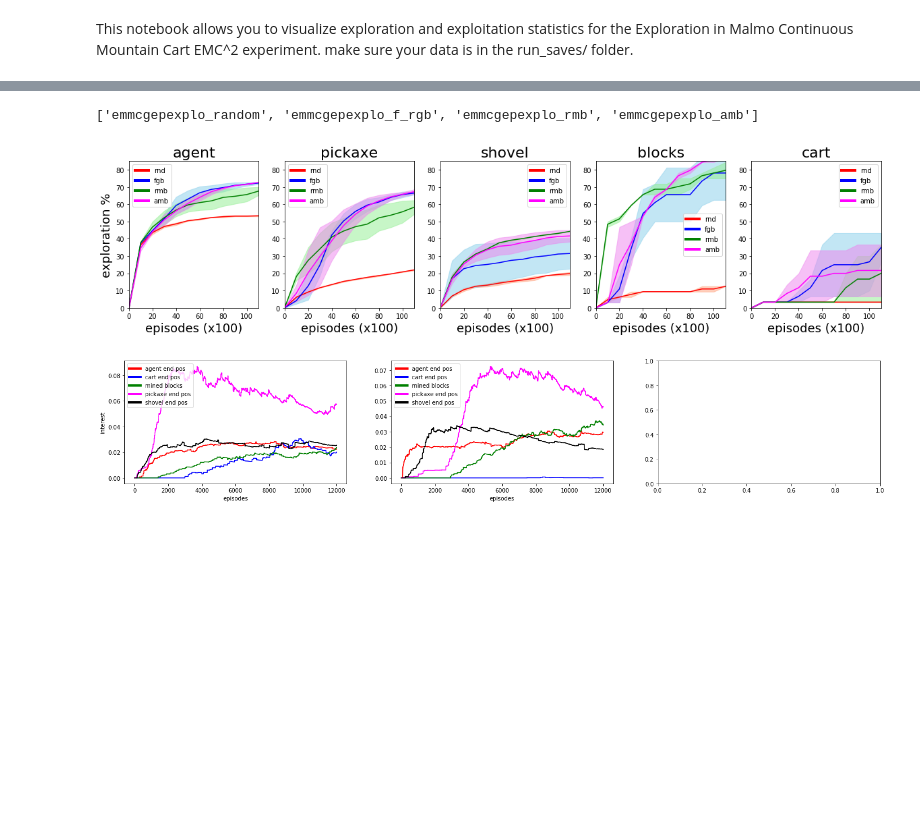
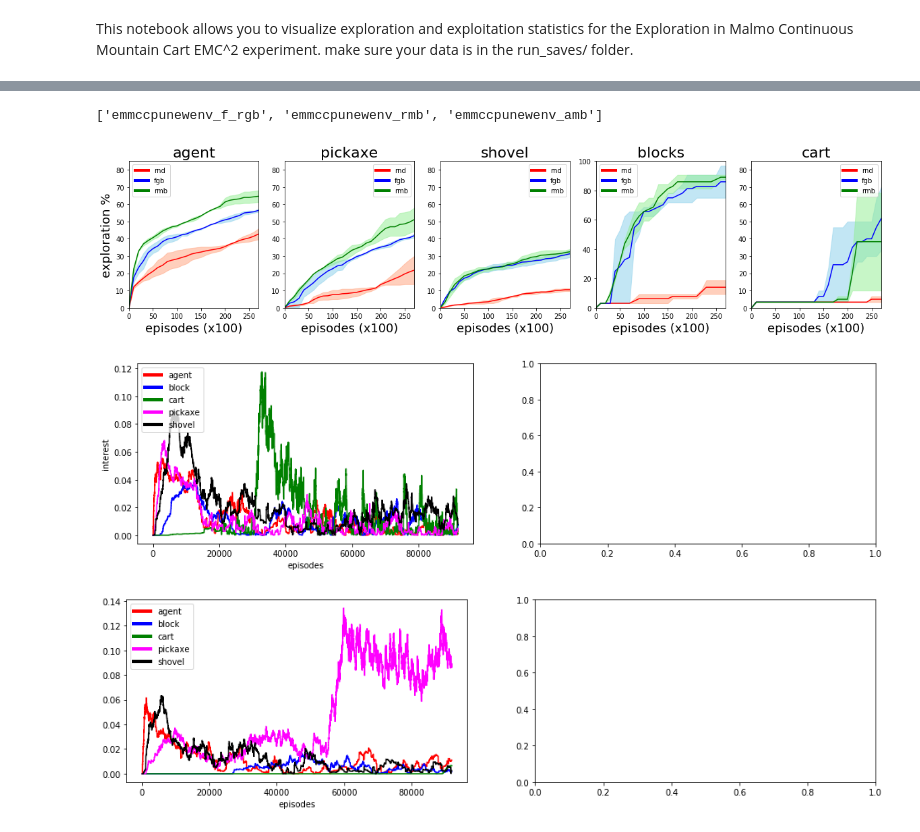
Before and after one commit to rPortelas/malmo_mountain_cart, a Jupyter notebook: data_visualization_emmc.ipynb, the cells around one changed output, grey strips where cells are left out. Drawn from its saved outputs; the diff is of its cells as text; code cells hidden in the pictures; blank space fills up the shorter version.

```diff
--- a/data_visualization_emmc.ipynb
+++ b/data_visualization_emmc.ipynb
@@ -72,7 +72,7 @@ emmcnewcode42_amb
 # print(len(d))
 # unique, counts = np.unique(d, return_counts=True)
 # print(dict(zip(unique, counts)))
-nb_episodes = 11000
+nb_episodes = 27000
 # %%
 def plot_agent_pos_exploration(ax, Xs, Zs,cart_Xs, title):
     b = Bounds()
@@ -105,10 +105,10 @@ def plot_agent_pos_exploration(ax, Xs, Zs,cart_Xs, title):
             ys = [y,points[i+1,1]]
         ax.plot(xs,ys,color='k',linestyle='--', linewidth=2)
 
-    ax.plot(Xs,Zs,'r.',markersize=2)
+    ax.plot(Xs,Zs,'r.',markersize=5)
     ax.plot(cart_Xs,[443.5]*len(cart_Xs),'c*',markersize=2)
-    ax.set_xlim(xmin=286.5,xmax=296.2)
-    ax.set_ylim(ymin=433,ymax=444)
+    #ax.set_xlim(xmin=286.5,xmax=296.2)
+    #ax.set_ylim(ymin=431,ymax=444)
 
     ax.invert_xaxis()
     #ax.axis('equal')
@@ -150,14 +150,15 @@ def compact_explo_maps(max_episodes=None, run_nb=0):
             plot_agent_pos_exploration(ax[i], b_k['end_agent_x'][:max_episodes],
                                         b_k['end_agent_z'][:max_episodes],
                                         b_k['end_cart_x'][:max_episodes], titles[i])
-            ax[i].plot(b_k['end_pickaxe_x'][:max_episodes],b_k['end_pickaxe_z'][:max_episodes],'g.',markersize=30)
-            ax[i].plot(b_k['end_shovel_x'][:max_episodes],b_k['end_shovel_z'][:max_episodes],'b.',markersize=8)
+            ax[i].plot(b_k['end_pickaxe_x'][:max_episodes],b_k['end_pickaxe_z'][:max_episodes],'g.',markersize=25)
+            ax[i].plot(b_k['end_shovel_x'][:max_episodes],b_k['end_shovel_z'][:max_episodes],'b.',markersize=2)
         #add pickaxe and shovel positions
-        print(len(np.unique(b_k['end_shovel_x'])))
+        #print(len(np.unique(b_k['end_shovel_z'])))
     plt.tight_layout(pad=-1.0)
 
-compact_explo_maps(max_episodes=17000, run_nb=1)
-#plt.savefig("aa_newold_final2", bbox_inches='tight')
-plt.show()
+for i in range(nb_runs):
+    compact_explo_maps(max_episodes=30000, run_nb=i)
+    #plt.savefig("aa_newold_final2", bbox_inches='tight')
+    plt.show()
 # %% [output]
 random_flat
@@ -487,7 +488,7 @@ shades_colors = ['lightsalmon','skyblue','lightgreen','violet']
 title_info = ["agent", "pickaxe", "shovel", "blocks", "cart"]
 model_names = ["rnd","fgb","rmb","amb"]
 metric = ["agent","pickaxe","shovel","blocks","cart"]
-maxes=[85]*5
+maxes=[85,85,85,100,85]
 # Averaged plots
 f, (ax0, ax1, ax2, ax3, ax4) = plt.subplots(1,5,figsize=(20,4))
 ax = (ax0, ax1, ax2, ax3, ax4)
@@ -504,8 +505,8 @@ for j, (models_mean_explo, models_std_explo) in enumerate(zip(metrics_mean_explo
 #plt.savefig("grid_cell_exploration_samebt.png", bbox_inches='tight')
 plt.show()
 # %% [output]
-['emmcgepexplo_random', 'emmcgepexplo_f_rgb', 'emmcgepexplo_rmb', 'emmcgepexplo_amb']
+['emmccpunewenv_f_rgb', 'emmccpunewenv_rmb', 'emmccpunewenv_amb']
-[figure, old version]
+[figure, new version]
 # %%
 def plot_with_std(x,y,err,color,shade_color,label,y_min,y_max):
     plt.plot(x,y, color=color, label=label,linewidth=1.5)
@@ -573,32 +574,34 @@ plt.show()
 # %%
 def plot_interests(ax,subplot_nb,interest_dict, legend=True, labels=None):
     colors = ['red','blue','green','magenta','black','cyan','orange']
     for i,(name,interests) in enumerate(sorted(interest_dict.items())):
         #print(name)
         if labels is not None:
             ax.plot(interests, color=colors[i], label=labels[i],linewidth=1.5)
         else:
             ax.plot(interests, color=colors[i], label=name.replace('_',' '),linewidth=1.5)
     if subplot_nb == 0:
         ax.set_ylabel('interest')
 
     ax.set_xlabel('episodes')
     if legend:
         leg = ax.legend(loc='upper left')
         for legobj in leg.legendHandles:
             legobj.set_linewidth(4.0)
 
 short_labels = ['agent','bread','cart','distr 1','distr 2','distr 3', 'distr 4']
 
 # Plot interest curves:
-f, (ax0, ax1, ax2) = plt.subplots(1,3,figsize=(24,4))
-ax = (ax0, ax1, ax2)
-for i in range(2):
-    ints = saves[model_filenames[3]][i]['interests']
-    plot_interests(ax[i],i,ints,legend=True,labels=None)
+
+for i in range(nb_runs):
+    f, (ax0, ax1) = plt.subplots(1,2,figsize=(16,4))
+    ax = (ax0, ax1)
+    ints = saves[model_filenames[2]][i]['interests']
+    plot_interests(ax[0],i,ints,legend=True,labels=None)
 #plt.savefig("aaa_newold_interests_samebt.png", bbox_inches='tight')
 # %% [output]
-[figure, old version]
+[figure, new version]
+[figure, added]
 # %%
 # Plot competence evolution for amb runs
 f, (ax0, ax1) = plt.subplots(1,2,figsize=(20,4))
```
Also changed, not shown: parts of 5 cells of this notebook, 4 other files.
